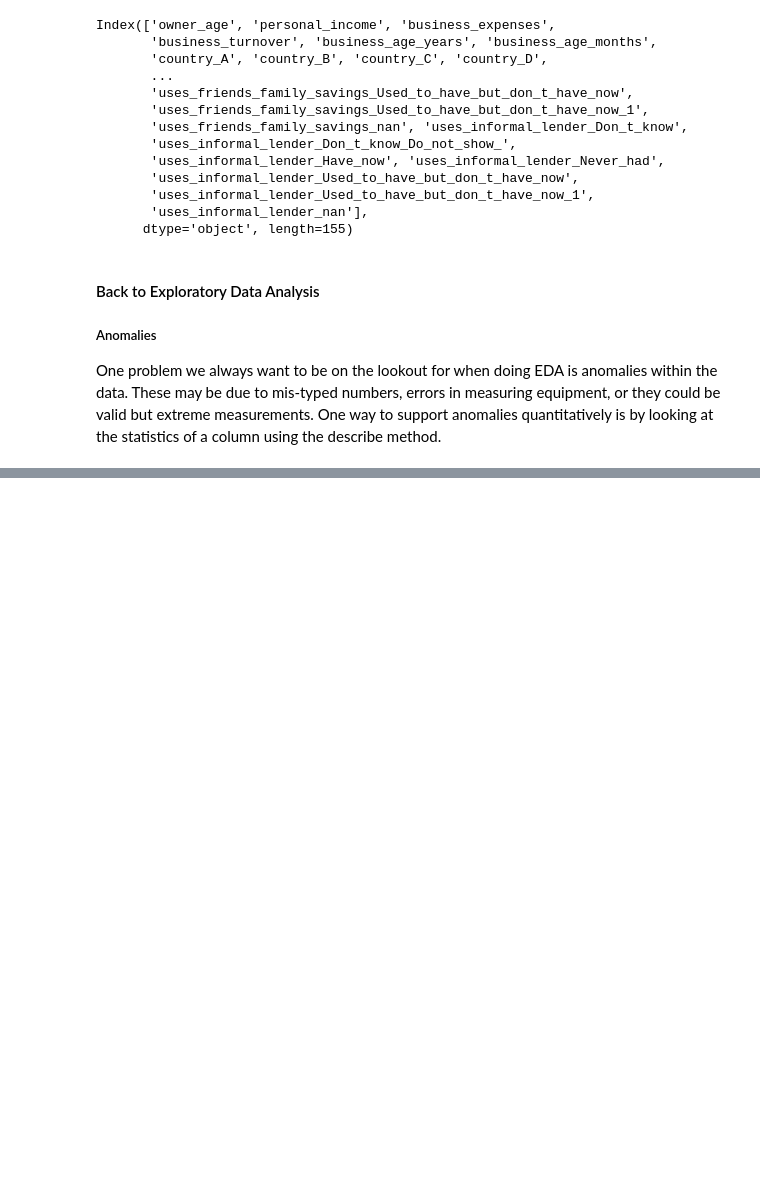
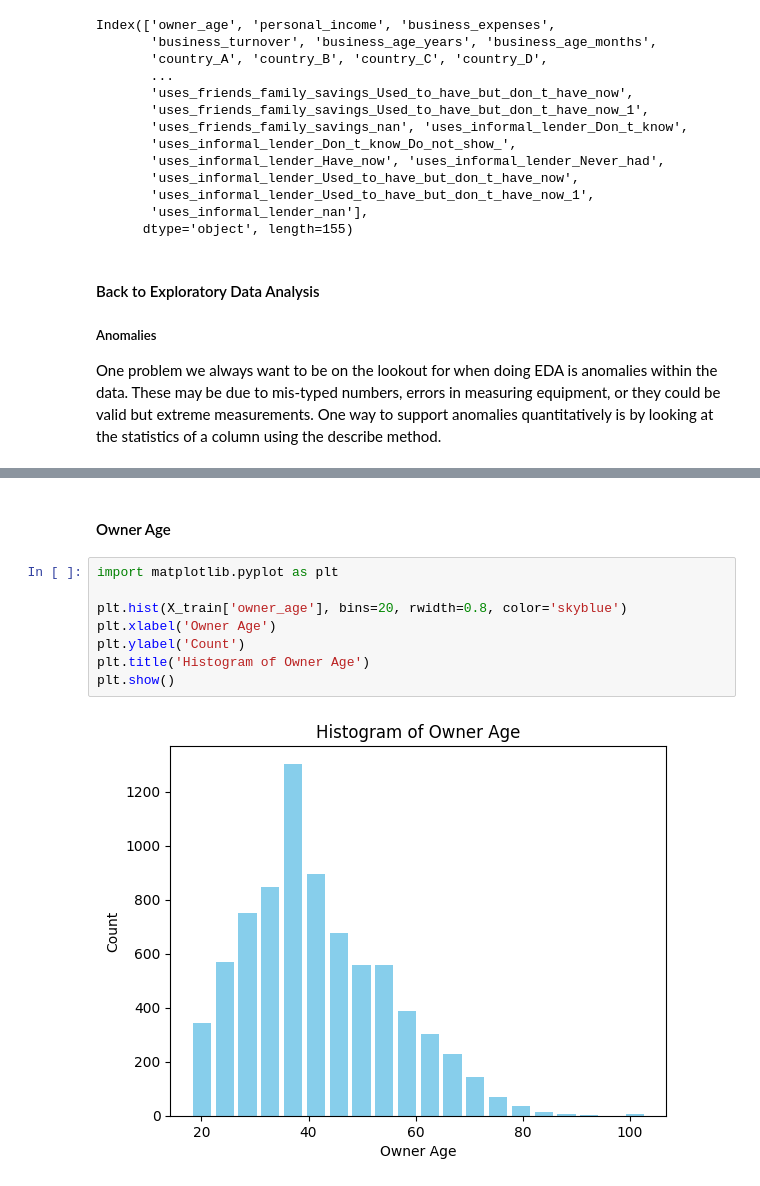
Before and after one commit to ismailSadouki/asri-homework, a Jupyter notebook: notebook.ipynb, the cells around one changed output, grey strips where cells are left out. Drawn from its saved outputs; the diff is of its cells as text; blank space fills up the shorter version.

```diff
--- a/notebook.ipynb
+++ b/notebook.ipynb
@@ -303,0 +330,12 @@ KeyboardInterrupt:
+# %% [markdown]
+#### Owner Age
+# %%
+import matplotlib.pyplot as plt
+
+plt.hist(X_train['owner_age'], bins=20, rwidth=0.8, color='skyblue')
+plt.xlabel('Owner Age')
+plt.ylabel('Count')
+plt.title('Histogram of Owner Age')
+plt.show()
+# %% [output]
+[figure, added]
```
Also changed, not shown: parts of 18 cells of this notebook, 6 other files.
